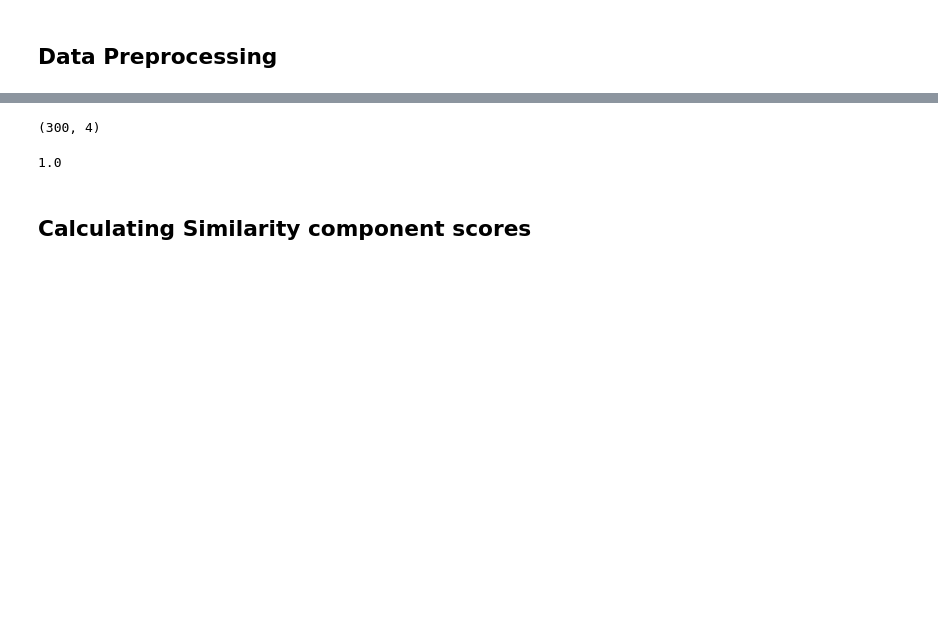
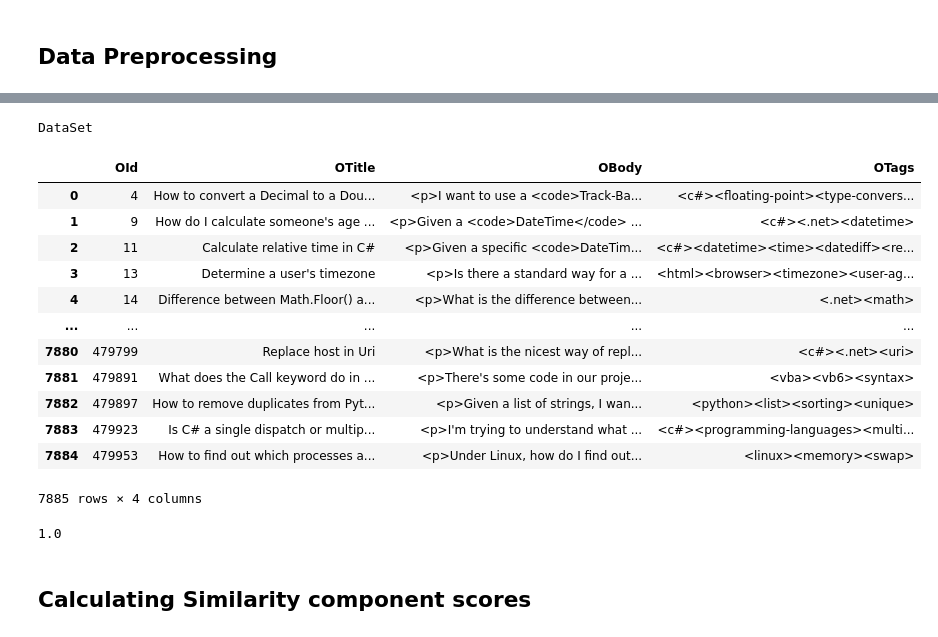
Before and after one commit to VIS-WA/Duplicate-Question-Detection-in-Stack-Overflow, a Jupyter notebook: Primary.ipynb, the cells around one changed output, grey strips where cells are left out. Cells and saved outputs as stored; diff of their text form; code cells hidden in the pictures; blank space fills up the shorter version.

```diff
--- a/Primary.ipynb
+++ b/Primary.ipynb
@@ -282,23 +281,26 @@ Number of processors 2
+# %%
+print("DataSet")
+Q2
+# %% [output]
+DataSet
+|  | OId | OTitle | OBody | OTags |
+| 0 | 4 | How to convert a Decimal to a Dou... | <p>I want to use a <code>Track-Ba... | <c#><floating-point><type-convers... |
+| 1 | 9 | How do I calculate someone's age ... | <p>Given a <code>DateTime</code> ... | <c#><.net><datetime> |
+| 2 | 11 | Calculate relative time in C# | <p>Given a specific <code>DateTim... | <c#><datetime><time><datediff><re... |
+| 3 | 13 | Determine a user's timezone | <p>Is there a standard way for a ... | <html><browser><timezone><user-ag... |
+| 4 | 14 | Difference between Math.Floor() a... | <p>What is the difference between... | <.net><math> |
+| ... | ... | ... | ... | ... |
+| 7880 | 479799 | Replace host in Uri | <p>What is the nicest way of repl... | <c#><.net><uri> |
+| 7881 | 479891 | What does the Call keyword do in ... | <p>There's some code in our proje... | <vba><vb6><syntax> |
+| 7882 | 479897 | How to remove duplicates from Pyt... | <p>Given a list of strings, I wan... | <python><list><sorting><unique> |
+| 7883 | 479923 | Is C# a single dispatch or multip... | <p>I'm trying to understand what ... | <c#><programming-languages><multi... |
+| 7884 | 479953 | How to find out which processes a... | <p>Under Linux, how do I find out... | <linux><memory><swap> |
+7885 rows × 4 columns
 # %%
-N1 = 5000
-N2 = 300
-# duplicate questions for training (with sorting)
-Q2 = df[['OId','OTitle','OBody','OTags']].loc[0:N1-1].copy() # original qns
-Q1 = df[['DId','DTitle','DBody','DTags']].loc[0:N2-1].copy() # doop qns
-print(Q1.shape)
-te = []
-for i in range(N1): # pickout original qns
-    x = int(Q2[['OId']].loc[i])
-    if x in te:
-        Q2.drop([i], inplace = True) # remove rows
-    else:
-        te.append(x)
-# print(Q2.shape)
-Q2 = Q2.reset_index(drop=True) # restore the indices
-# print(Q2.loc[10])
 
 # # process the body wit tok, stem and modify tags and export
 for i in range(Q2.shape[0]):
+
     x = TokStem(hbt(Q2.loc[i,'OBody']),1)
     y = rmTags(Q2.loc[i,'OTags'])
     z = TokStem(hbt(Q2.loc[i,'OTitle']),1)
@@ -332,8 +334,6 @@ for i in range(Q1.shape[0]):
 
 
 # Q2.to_csv('body_stem.csv') # export to CSV
-# %% [output]
-(300, 4)
 # %%
 def cos_sim(a,b): # finding cosine similarity score for given 2 strings
     # input two strings that are split into words
```
Also changed, not shown: parts of 12 cells of this notebook.
